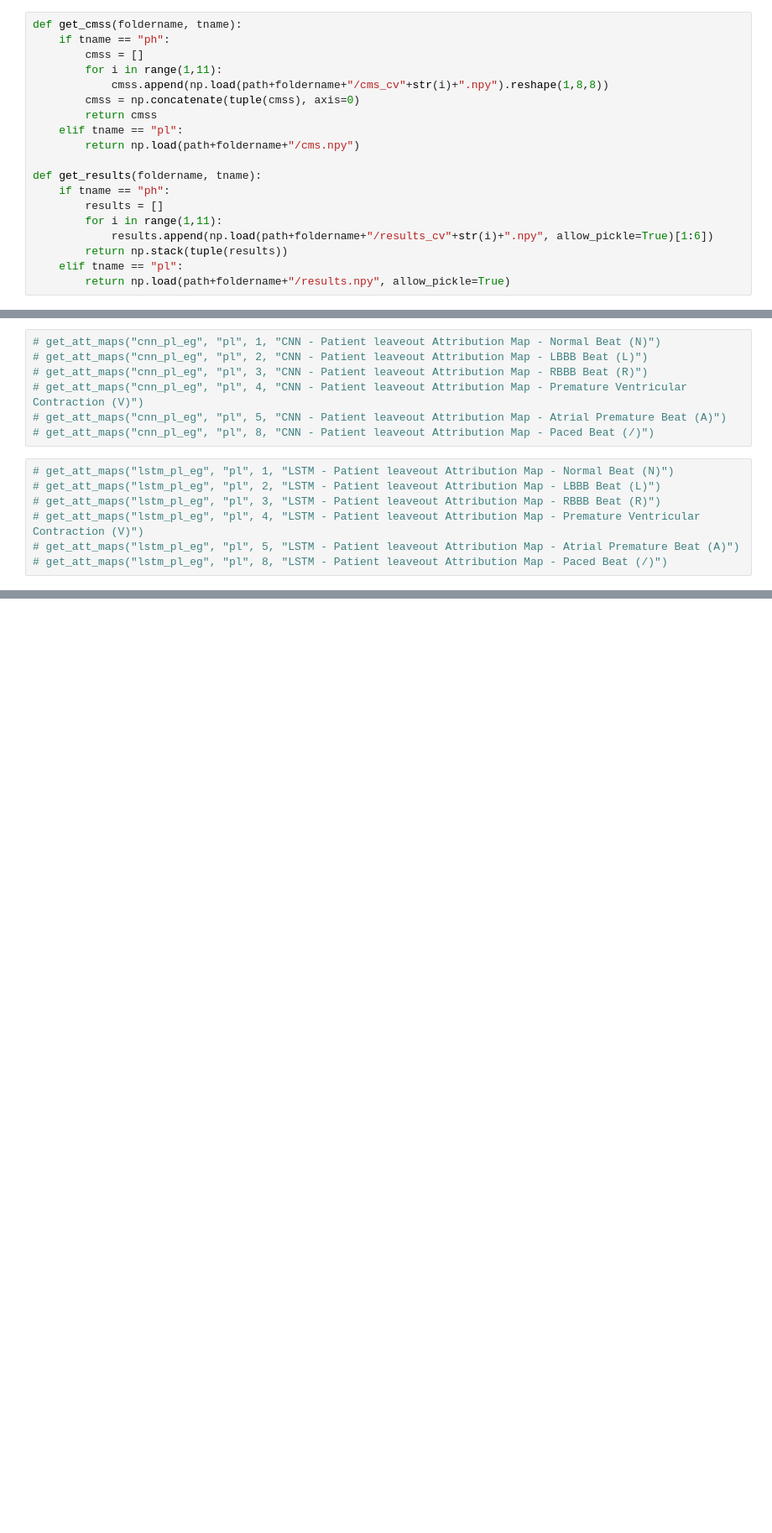
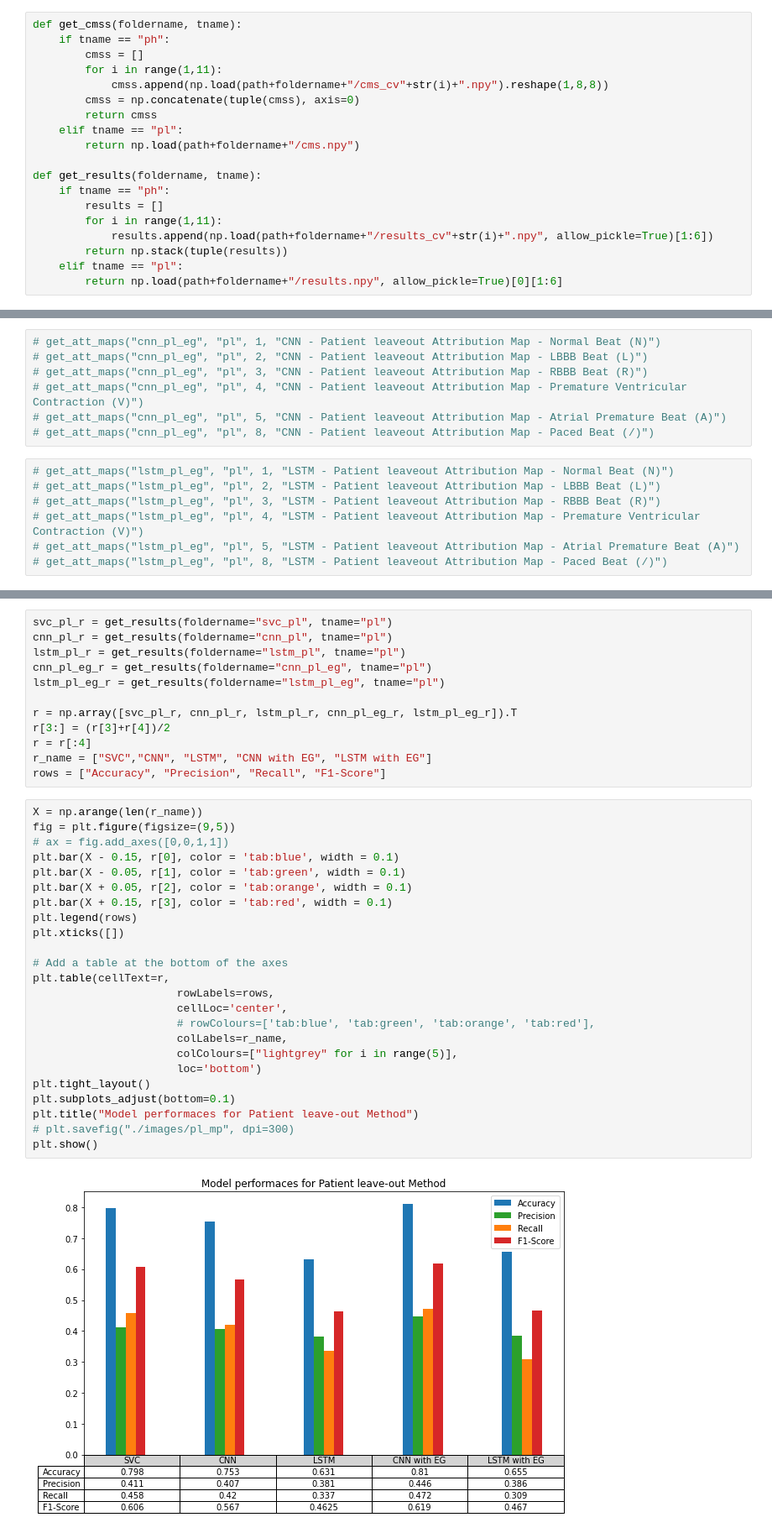
Before and after one commit to anurajt-cloud/level4_dissertation, a Jupyter notebook: graphs.ipynb, the cells around one changed output, grey strips where cells are left out. Shown: that part at 84% size. Cells and saved outputs as stored; diff of their text form; blank space fills up the shorter version.

```diff
--- a/graphs.ipynb
+++ b/graphs.ipynb
@@ -43,7 +43,7 @@ def get_results(foldername, tname):
             results.append(np.load(path+foldername+"/results_cv"+str(i)+".npy", allow_pickle=True)[1:6])
         return np.stack(tuple(results))
     elif tname == "pl":
-        return np.load(path+foldername+"/results.npy", allow_pickle=True)
+        return np.load(path+foldername+"/results.npy", allow_pickle=True)[0][1:6]
 # %%
 def make_cm(cmss, name, fname):
     categories=['N','L','R','V','A','F','f','/']
@@ -239,0 +244,38 @@ def get_att_maps(foldername, tname, class_l, title):
+# %%
+svc_pl_r = get_results(foldername="svc_pl", tname="pl")
+cnn_pl_r = get_results(foldername="cnn_pl", tname="pl")
+lstm_pl_r = get_results(foldername="lstm_pl", tname="pl")
+cnn_pl_eg_r = get_results(foldername="cnn_pl_eg", tname="pl")
+lstm_pl_eg_r = get_results(foldername="lstm_pl_eg", tname="pl")
+
+r = np.array([svc_pl_r, cnn_pl_r, lstm_pl_r, cnn_pl_eg_r, lstm_pl_eg_r]).T
+r[3:] = (r[3]+r[4])/2
+r = r[:4]
+r_name = ["SVC","CNN", "LSTM", "CNN with EG", "LSTM with EG"]
+rows = ["Accuracy", "Precision", "Recall", "F1-Score"]
+# %%
+X = np.arange(len(r_name))
+fig = plt.figure(figsize=(9,5))
+# ax = fig.add_axes([0,0,1,1])
+plt.bar(X - 0.15, r[0], color = 'tab:blue', width = 0.1)
+plt.bar(X - 0.05, r[1], color = 'tab:green', width = 0.1)
+plt.bar(X + 0.05, r[2], color = 'tab:orange', width = 0.1)
+plt.bar(X + 0.15, r[3], color = 'tab:red', width = 0.1)
+plt.legend(rows)
+plt.xticks([])
+
+# Add a table at the bottom of the axes
+plt.table(cellText=r,
+                      rowLabels=rows,
+                      cellLoc='center',
+                      # rowColours=['tab:blue', 'tab:green', 'tab:orange', 'tab:red'],
+                      colLabels=r_name,
+                      colColours=["lightgrey" for i in range(5)],
+                      loc='bottom')
+plt.tight_layout()
+plt.subplots_adjust(bottom=0.1)
+plt.title("Model performaces for Patient leave-out Method")
+# plt.savefig("./images/pl_mp", dpi=300)
+plt.show()
+# %% [output]
+[figure, added]
```
Also changed, not shown: parts of 2 cells of this notebook.
